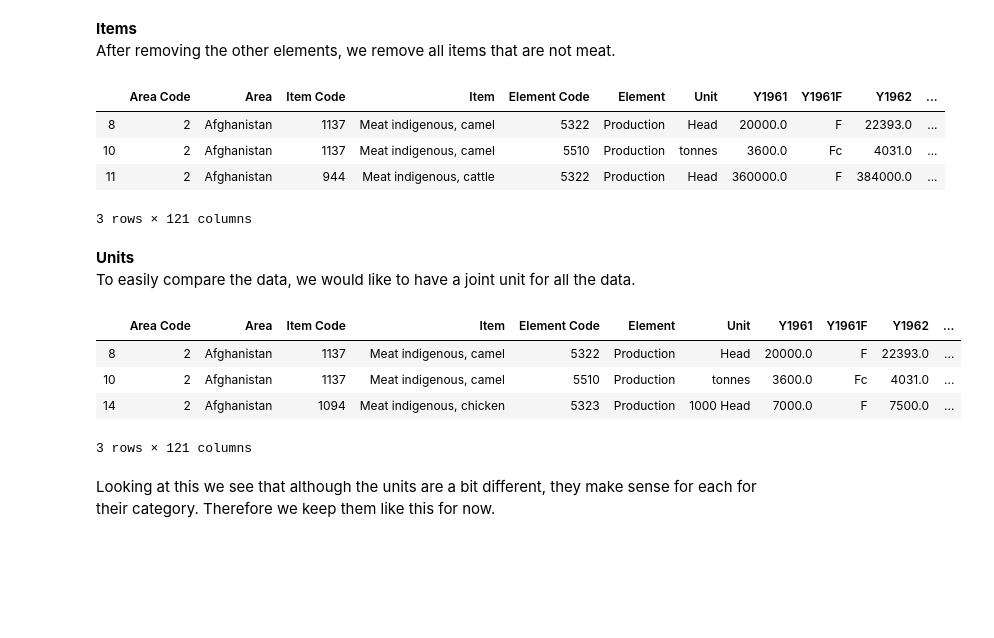
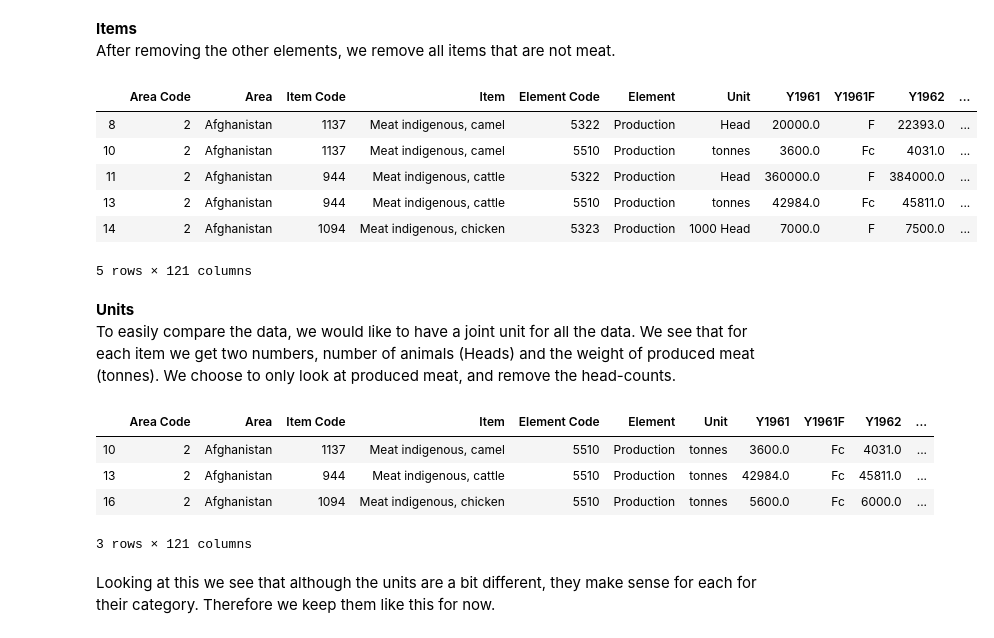
Before and after one commit to theodorhusefest/ADA-2019-project1-sovellettu-tiedon-analysoint, a Jupyter notebook: livestock_data_cleaning.ipynb, the cells around one changed output. Saved outputs shown, nothing was run; the diff lists cells and outputs as text; code cells hidden in the pictures; blank space fills up the shorter version.

Commit message:
Finished cleaning of livestock data

```diff
--- a/livestock_data_cleaning.ipynb
+++ b/livestock_data_cleaning.ipynb
@@ -11,7 +11,7 @@ import pandas as pd
 import numpy as np
 import matplotlib.pyplot as plt
 # %%
-livestock = pd.read_csv('raw_data/Production_LivestockPrimary_E_All_Data/Production_LivestockPrimary_E_All_Data.csv', sep = ',', encoding = 'latin-1')
+livestock = pd.read_csv('raw_data/Production_LivestockPrimary_E_All_Data.csv', sep = ',', encoding = 'latin-1')
 livestock.head(3)
 # %% [output]
 |  | Area Code | Area | Item Code | Item | Element Code | Element | Unit | Y1961 | Y1961F | Y1962 | ... |
@@ -36,24 +36,27 @@ livestock_prod.head(3)
 After removing the other elements, we remove all items that are not meat.
 # %%
 livestock_meat = livestock_prod[livestock_prod['Item'].str.contains('Meat')]
-livestock_meat.head(3)
+livestock_meat.head(5)
 # %% [output]
 |  | Area Code | Area | Item Code | Item | Element Code | Element | Unit | Y1961 | Y1961F | Y1962 | ... |
 | 8 | 2 | Afghanistan | 1137 | Meat indigenous, camel | 5322 | Production | Head | 20000.0 | F | 22393.0 | ... |
 | 10 | 2 | Afghanistan | 1137 | Meat indigenous, camel | 5510 | Production | tonnes | 3600.0 | Fc | 4031.0 | ... |
 | 11 | 2 | Afghanistan | 944 | Meat indigenous, cattle | 5322 | Production | Head | 360000.0 | F | 384000.0 | ... |
+| 13 | 2 | Afghanistan | 944 | Meat indigenous, cattle | 5510 | Production | tonnes | 42984.0 | Fc | 45811.0 | ... |
+| 14 | 2 | Afghanistan | 1094 | Meat indigenous, chicken | 5323 | Production | 1000 Head | 7000.0 | F | 7500.0 | ... |
-3 rows × 121 columns
+5 rows × 121 columns
 # %% [markdown]
 **Units**
-To easily compare the data, we would like to have a joint unit for all the data.
+To easily compare the data, we would like to have a joint unit for all the data. We see that for each item we get two numbers, number of animals (Heads) and the weight of produced meat (tonnes). We choose to only look at produced meat, and remove the head-counts.
-# %%
-livestock_meat.drop_duplicates(subset=['Unit'])
-# %% [output]
-|  | Area Code | Area | Item Code | Item | Element Code | Element | Unit | Y1961 | Y1961F | Y1962 | ... |
-| 8 | 2 | Afghanistan | 1137 | Meat indigenous, camel | 5322 | Production | Head | 20000.0 | F | 22393.0 | ... |
-| 10 | 2 | Afghanistan | 1137 | Meat indigenous, camel | 5510 | Production | tonnes | 3600.0 | Fc | 4031.0 | ... |
-| 14 | 2 | Afghanistan | 1094 | Meat indigenous, chicken | 5323 | Production | 1000 Head | 7000.0 | F | 7500.0 | ... |
-3 rows × 121 columns
+# %%
+livestock_meat = livestock_meat[livestock_meat['Unit'].str.contains('tonnes')]
+livestock_meat.head(3)
+# %% [output]
+|  | Area Code | Area | Item Code | Item | Element Code | Element | Unit | Y1961 | Y1961F | Y1962 | ... |
+| 10 | 2 | Afghanistan | 1137 | Meat indigenous, camel | 5510 | Production | tonnes | 3600.0 | Fc | 4031.0 | ... |
+| 13 | 2 | Afghanistan | 944 | Meat indigenous, cattle | 5510 | Production | tonnes | 42984.0 | Fc | 45811.0 | ... |
+| 16 | 2 | Afghanistan | 1094 | Meat indigenous, chicken | 5510 | Production | tonnes | 5600.0 | Fc | 6000.0 | ... |
+3 rows × 121 columns
 # %% [markdown]
 Looking at this we see that although the units are a bit different, they make sense for each for their category. Therefore we keep them like this for now.
 # %% [markdown]
```
Also changed, not shown: parts of 6 cells of this notebook, 6 other files.
